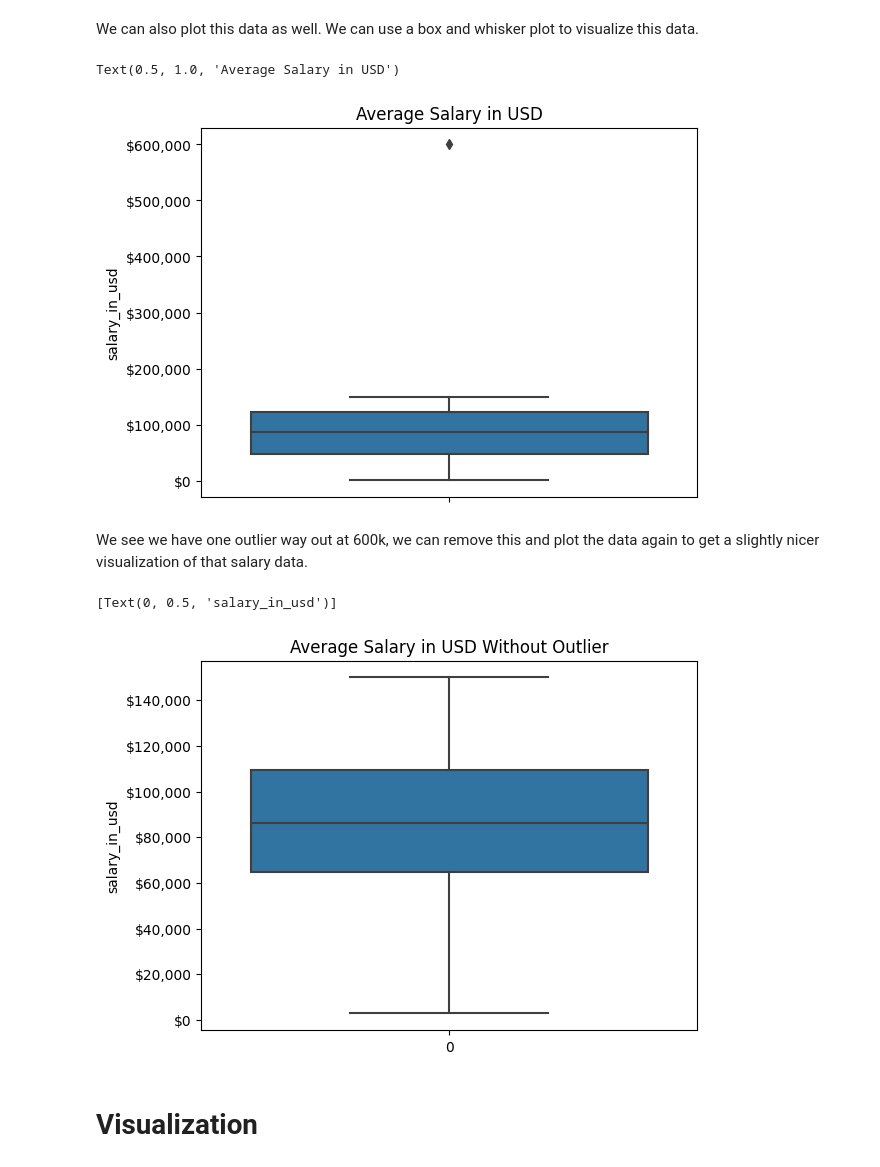
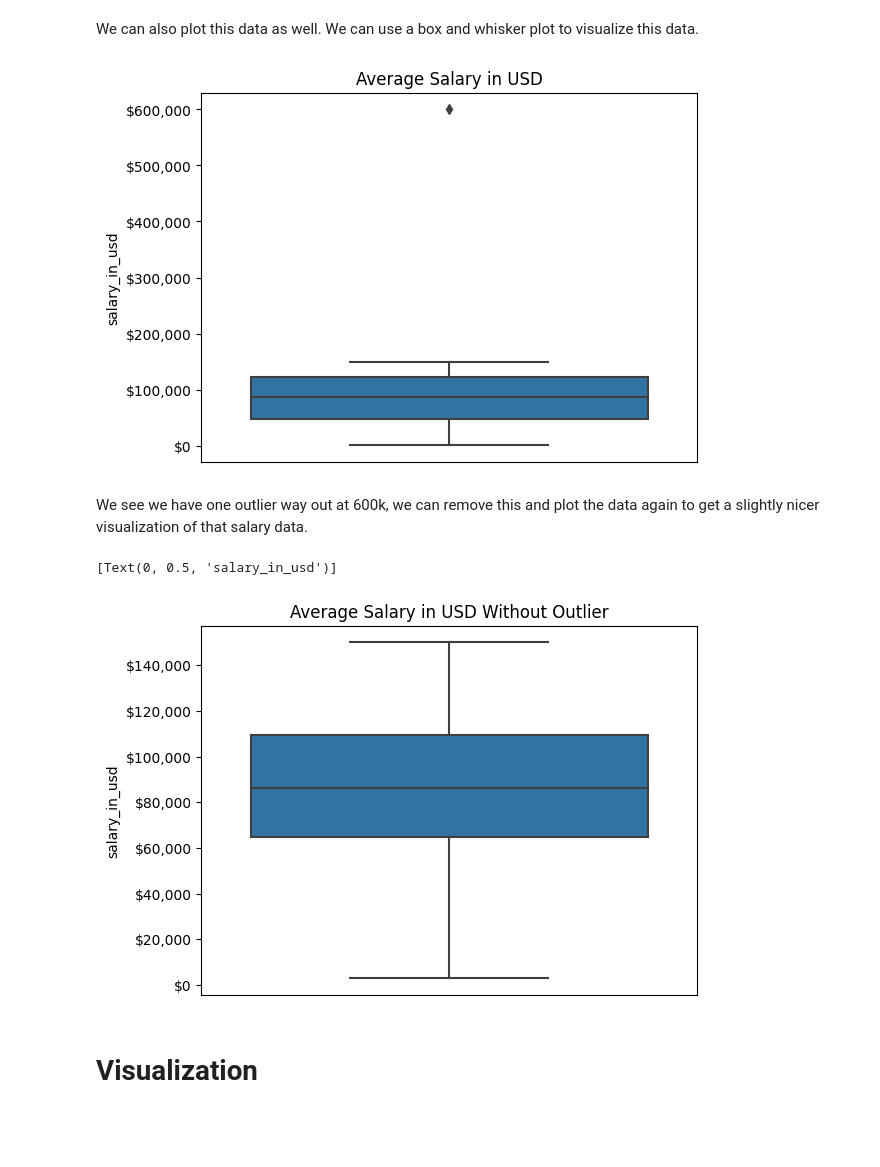
Before and after one commit to jtlantz/dm-proj1, a Jupyter notebook: notebooks/ds_salaries.ipynb, the cells around one changed output. Saved outputs shown, nothing was run; the diff lists cells and outputs as text; code cells hidden in the pictures; blank space fills up the shorter version.

```diff
--- a/notebooks/ds_salaries.ipynb
+++ b/notebooks/ds_salaries.ipynb
@@ -93,22 +93,23 @@ tmp = df.describe()
 plot = sns.boxplot(data=tmp, y='salary_in_usd')
 plot.yaxis.set_major_formatter('${x:,.0f}')
 plot.set_title('Average Salary in USD')
+plot.xaxis.set_visible(False)
 # %% [output]
-Text(0.5, 1.0, 'Average Salary in USD')
 [figure]
 # %% [markdown]
 We see we have one outlier way out at 600k, we can remove this and plot the data again to get a slightly nicer visualization of that salary data.
 # %%
 tmp = df.describe()
 tmp.drop('count', axis=0, inplace=True)
 tmp.drop('max', axis=0, inplace=True)
 plot = sns.boxplot(data=tmp['salary_in_usd'])
+plot.xaxis.set_visible(False)
 plot.yaxis.set_major_formatter('${x:,.0f}')
 plot.set_title('Average Salary in USD Without Outlier')
 plot.set(ylabel='salary_in_usd')
 # %% [output]
 [Text(0, 0.5, 'salary_in_usd')]
-[figure, old version]
+[figure, new version]
 # %% [markdown]
 # Visualization
 # %%
```
Also changed, not shown: parts of 3 cells of this notebook.
